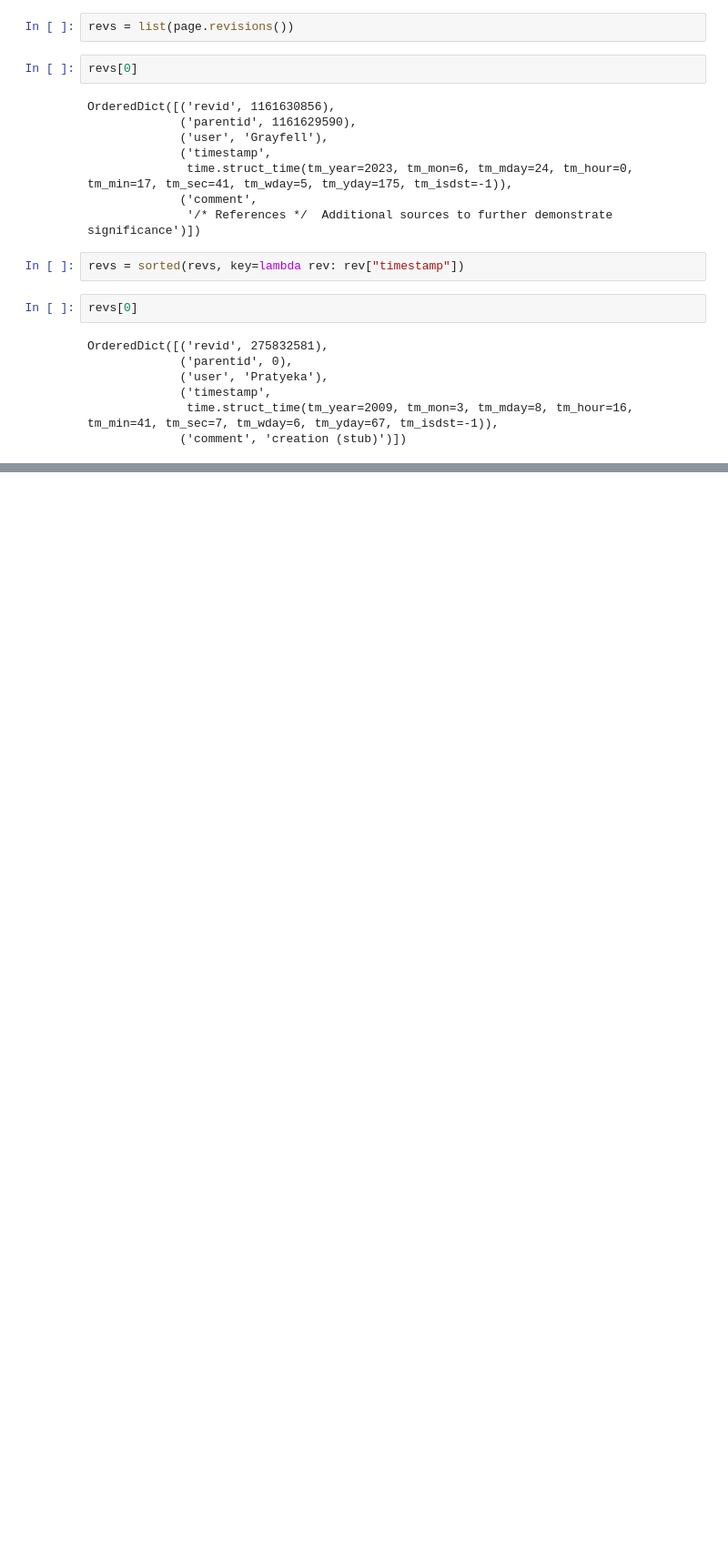
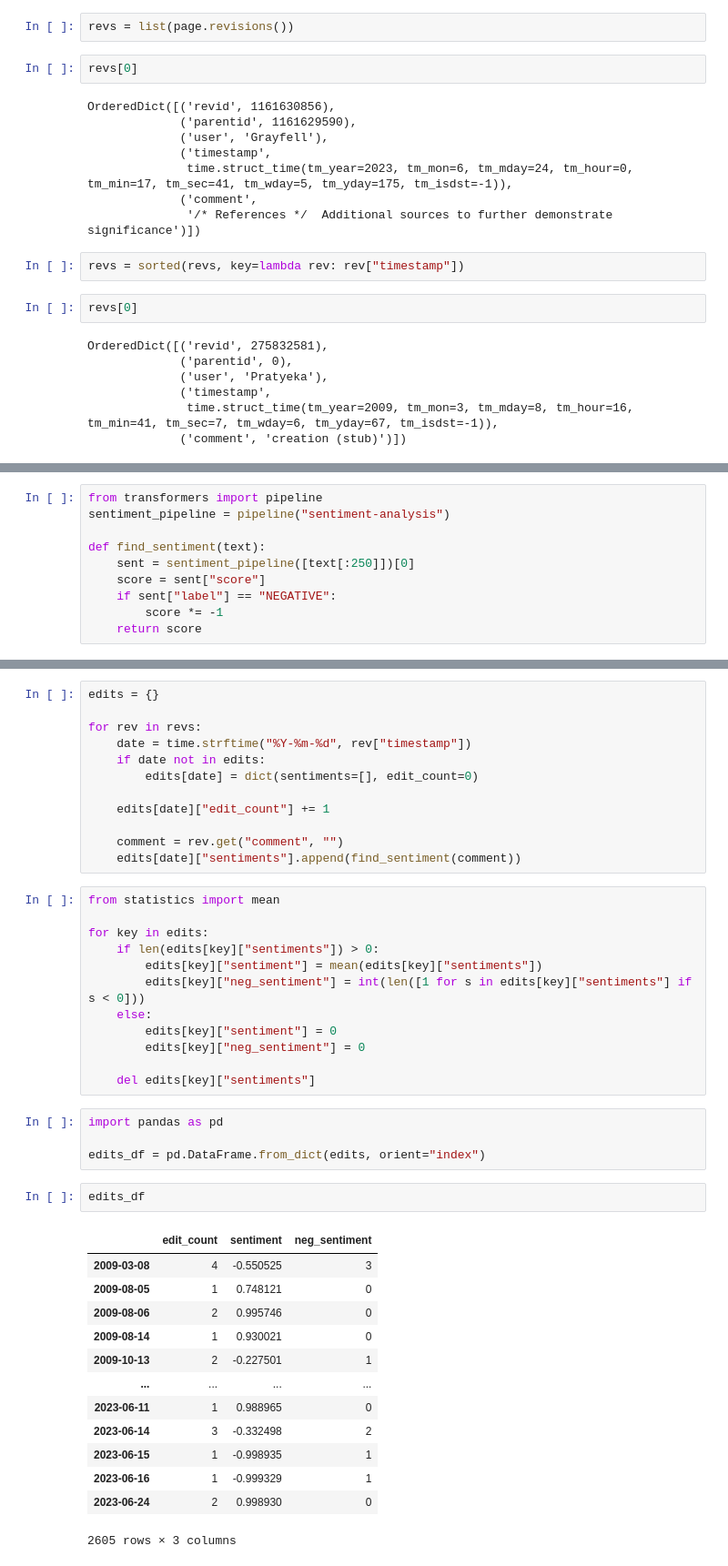
Before and after one commit to pracheetakalra/bitcoin_price_detection, a Jupyter notebook: sentiment.ipynb, the cells around one changed output, grey strips where cells are left out. Shown: that part at 91% size. Cells and saved outputs as stored; diff of their text form; blank space fills up the shorter version.

```diff
--- a/sentiment.ipynb
+++ b/sentiment.ipynb
@@ -47,0 +68,10 @@ OrderedDict([('revid', 275832581),
+# %%
+from transformers import pipeline
+sentiment_pipeline = pipeline("sentiment-analysis")
+
+def find_sentiment(text):
+    sent = sentiment_pipeline([text[:250]])[0]
+    score = sent["score"]
+    if sent["label"] == "NEGATIVE":
+        score *= -1
+    return score
@@ -47,0 +83,44 @@ OrderedDict([('revid', 275832581),
+# %%
+edits = {}
+
+for rev in revs:
+    date = time.strftime("%Y-%m-%d", rev["timestamp"])
+    if date not in edits:
+        edits[date] = dict(sentiments=[], edit_count=0)
+
+    edits[date]["edit_count"] += 1
+
+    comment = rev.get("comment", "")
+    edits[date]["sentiments"].append(find_sentiment(comment))
+# %%
+from statistics import mean
+
+for key in edits:
+    if len(edits[key]["sentiments"]) > 0:
+        edits[key]["sentiment"] = mean(edits[key]["sentiments"])
+        edits[key]["neg_sentiment"] = int(len([1 for s in edits[key]["sentiments"] if s < 0]))
+    else:
+        edits[key]["sentiment"] = 0
+        edits[key]["neg_sentiment"] = 0
+
+    del edits[key]["sentiments"]
+# %%
+import pandas as pd
+
+edits_df = pd.DataFrame.from_dict(edits, orient="index")
+# %%
+edits_df
+# %% [output]
+|  | edit_count | sentiment | neg_sentiment |
+| 2009-03-08 | 4 | -0.550525 | 3 |
+| 2009-08-05 | 1 | 0.748121 | 0 |
+| 2009-08-06 | 2 | 0.995746 | 0 |
+| 2009-08-14 | 1 | 0.930021 | 0 |
+| 2009-10-13 | 2 | -0.227501 | 1 |
+| ... | ... | ... | ... |
+| 2023-06-11 | 1 | 0.988965 | 0 |
+| 2023-06-14 | 3 | -0.332498 | 2 |
+| 2023-06-15 | 1 | -0.998935 | 1 |
+| 2023-06-16 | 1 | -0.999329 | 1 |
+| 2023-06-24 | 2 | 0.998930 | 0 |
+2605 rows × 3 columns
```
Also changed, not shown: parts of 11 cells of this notebook.
